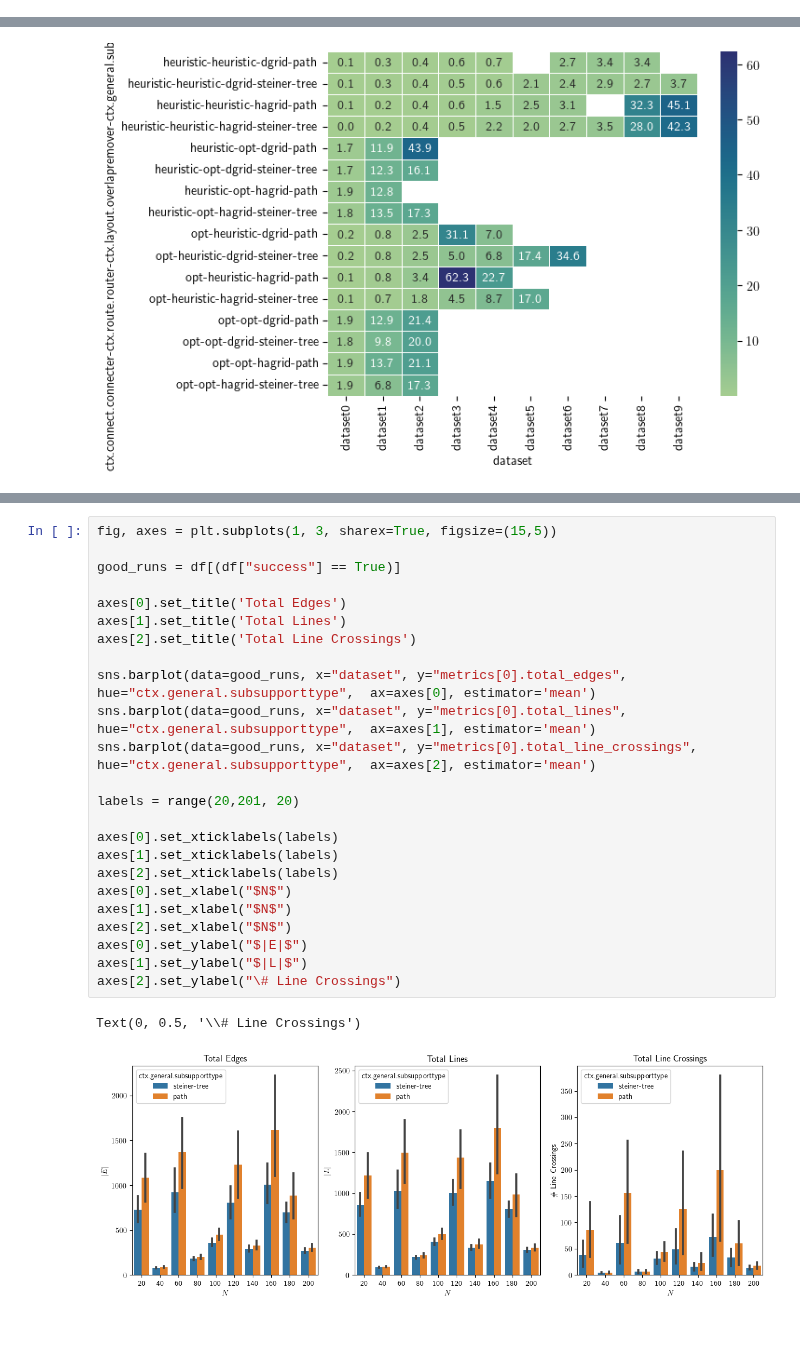
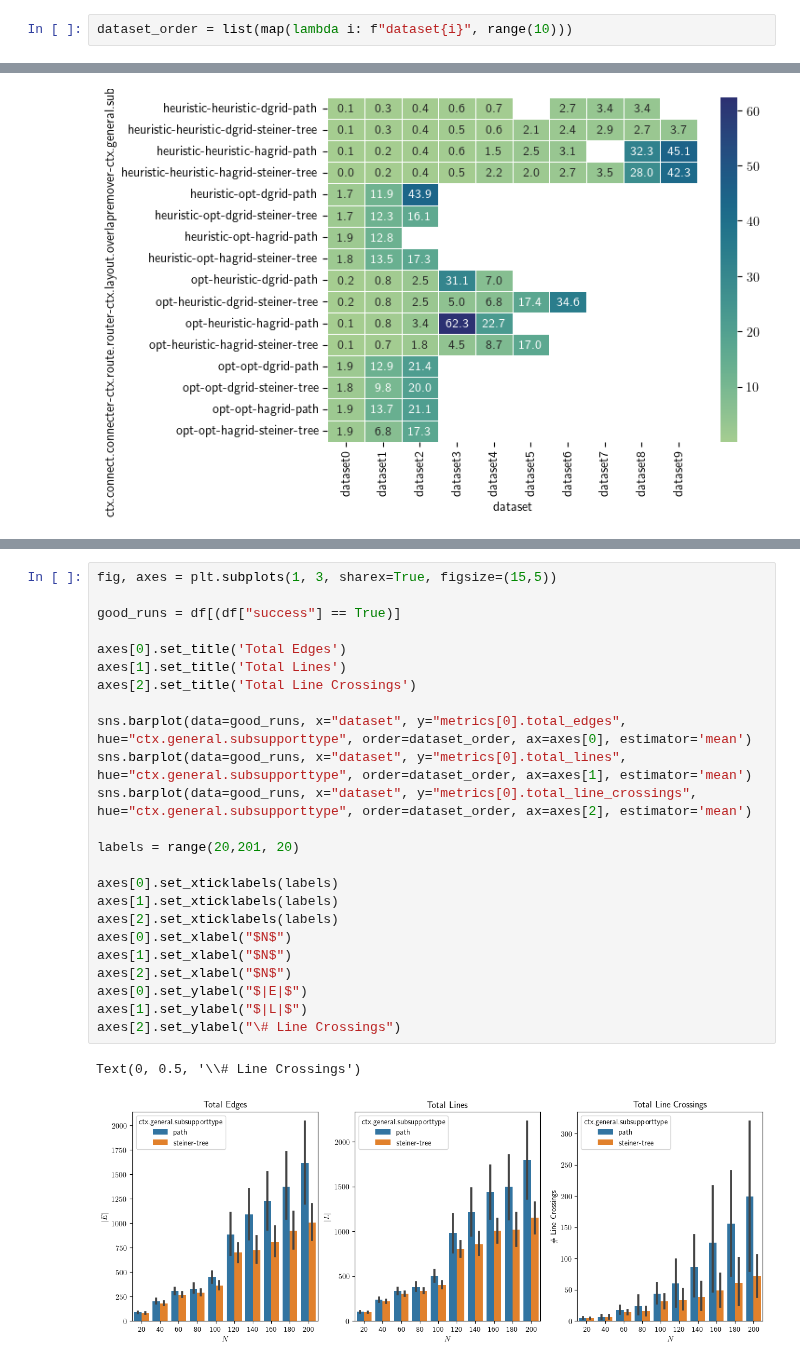
Before and after one commit to npiccolotto/undrground-tubes, a Jupyter notebook: designspace-result/merge.ipynb, the cells around one changed output, grey strips where cells are left out. Drawn from its saved outputs; the diff is of its cells as text; blank space fills up the shorter version.

Commit message:
fix X axis order

```diff
--- a/designspace-result/merge.ipynb
+++ b/designspace-result/merge.ipynb
@@ -109,6 +109,8 @@ df['M1 [EA, k=5] avg'] = (df['M1 [EA, k=5]'] + df['M1 [SR, k=5]']) / 2
 df['M2 [EA, k=5] avg'] = (df['M2 [EA, k=5]'] + df['M2 [SR, k=5]']) / 2
 
 #print(df.head())
+# %%
+dataset_order = list(map(lambda i: f"dataset{i}", range(10)))
 # %%
 import matplotlib.pyplot as plt
 
@@ -214,27 +216,27 @@ Text(0, 0.5, '\\# Line Crossings')
 # %%
 fig, axes = plt.subplots(1, 3, sharex=True, figsize=(15,5))
 
 good_runs = df[(df["success"] == True)]
 
 axes[0].set_title('Total Edges')
 axes[1].set_title('Total Lines')
 axes[2].set_title('Total Line Crossings')
 
-sns.barplot(data=good_runs, x="dataset", y="metrics[0].total_edges", hue="ctx.general.subsupporttype",  ax=axes[0], estimator='mean')
-sns.barplot(data=good_runs, x="dataset", y="metrics[0].total_lines", hue="ctx.general.subsupporttype",  ax=axes[1], estimator='mean')
-sns.barplot(data=good_runs, x="dataset", y="metrics[0].total_line_crossings", hue="ctx.general.subsupporttype",  ax=axes[2], estimator='mean')
+sns.barplot(data=good_runs, x="dataset", y="metrics[0].total_edges", hue="ctx.general.subsupporttype", order=dataset_order, ax=axes[0], estimator='mean')
+sns.barplot(data=good_runs, x="dataset", y="metrics[0].total_lines", hue="ctx.general.subsupporttype", order=dataset_order, ax=axes[1], estimator='mean')
+sns.barplot(data=good_runs, x="dataset", y="metrics[0].total_line_crossings", hue="ctx.general.subsupporttype", order=dataset_order, ax=axes[2], estimator='mean')
 
 labels = range(20,201, 20)
 
 axes[0].set_xticklabels(labels)
 axes[1].set_xticklabels(labels)
 axes[2].set_xticklabels(labels)
 axes[0].set_xlabel("$N$")
 axes[1].set_xlabel("$N$")
 axes[2].set_xlabel("$N$")
 axes[0].set_ylabel("$|E|$")
 axes[1].set_ylabel("$|L|$")
 axes[2].set_ylabel("\# Line Crossings")
 # %% [output]
 Text(0, 0.5, '\\# Line Crossings')
-[figure, old version]
+[figure, new version]
```
Also changed, not shown: parts of 3 cells of this notebook.
